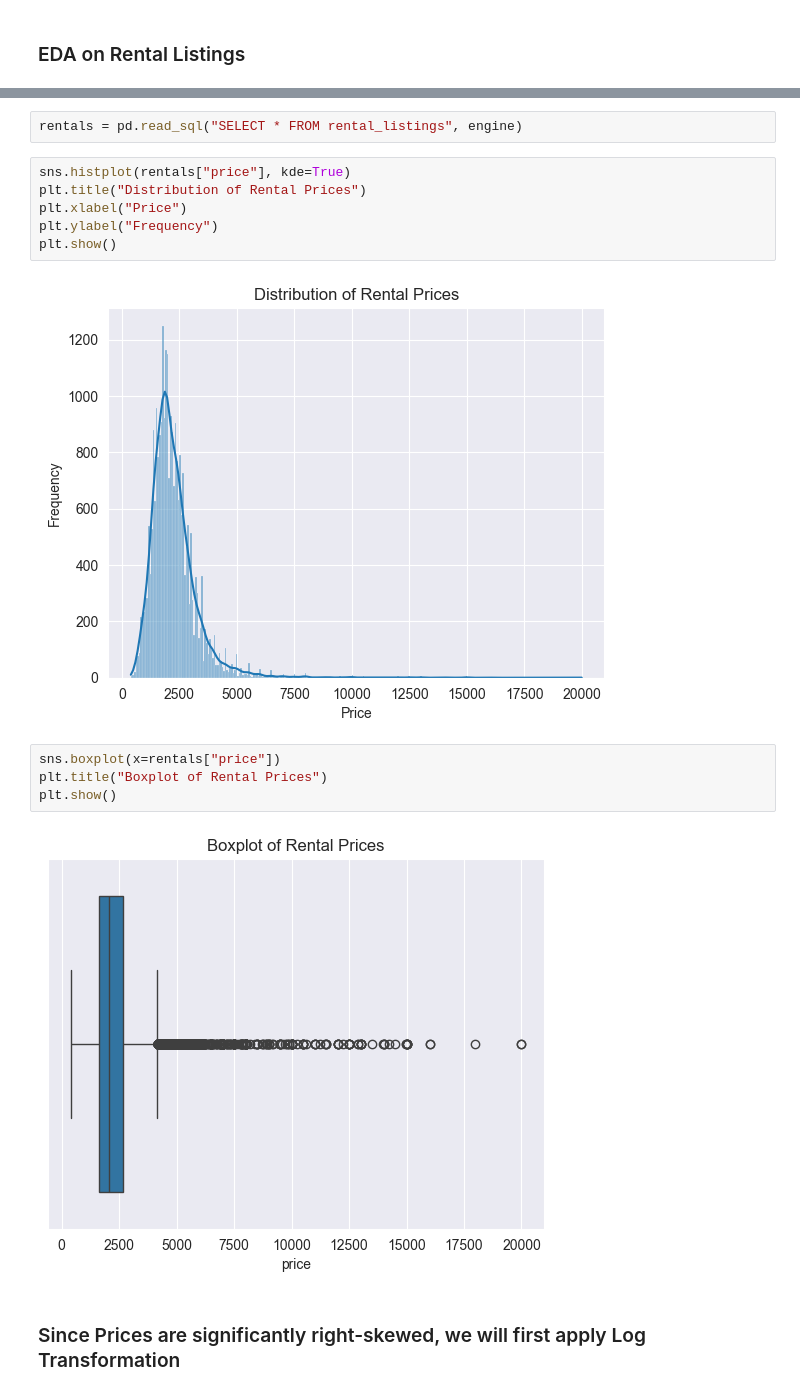
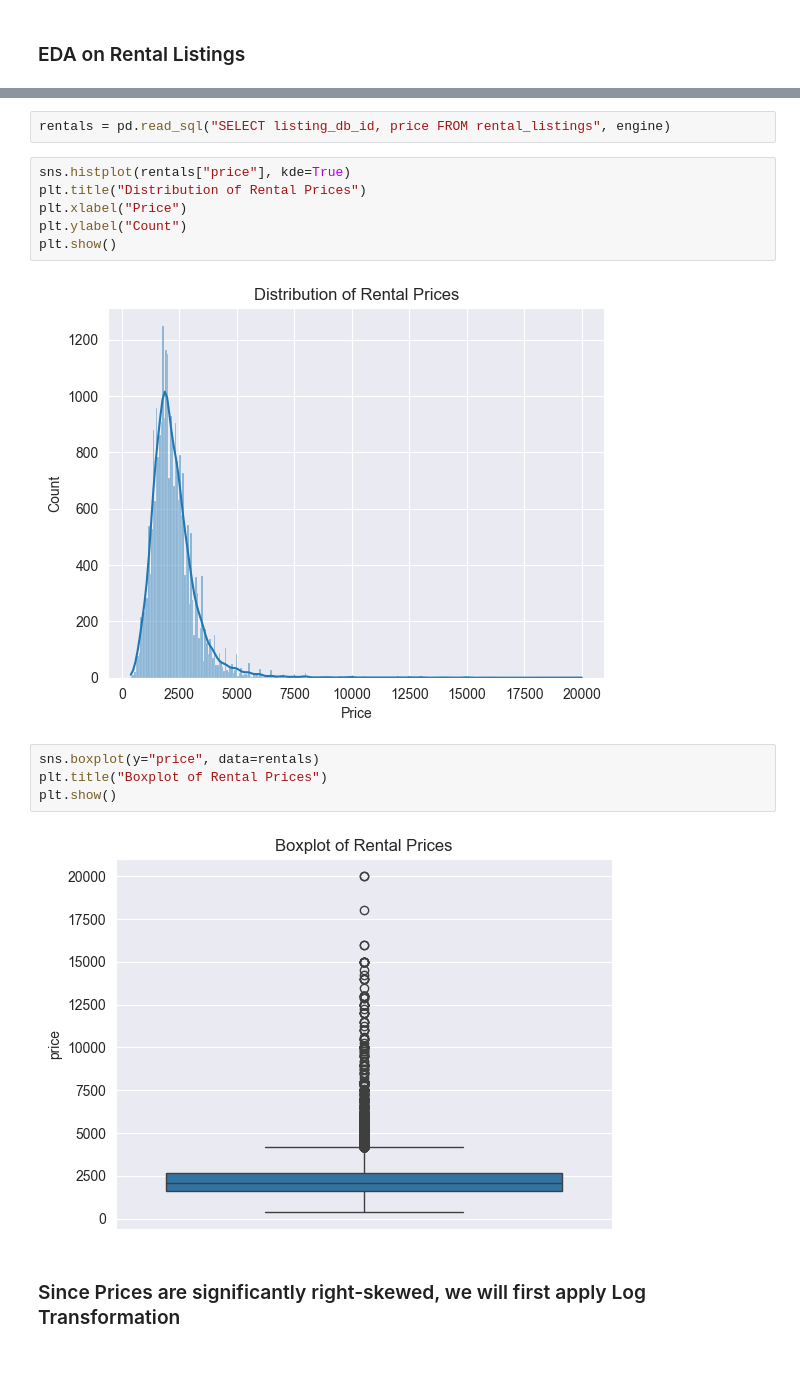
Before and after one commit to CS5614/CS5614_final, a Jupyter notebook: EDA/eda_on_rentals.ipynb, the cells around one changed output, grey strips where cells are left out. Drawn from its saved outputs; the diff is of its cells as text; blank space fills up the shorter version.

```diff
--- a/EDA/eda_on_rentals.ipynb
+++ b/EDA/eda_on_rentals.ipynb
@@ -13,19 +13,19 @@ engine = db.get_engine()
 # %%
-rentals = pd.read_sql("SELECT * FROM rental_listings", engine)
+rentals = pd.read_sql("SELECT listing_db_id, price FROM rental_listings", engine)
 # %%
 sns.histplot(rentals["price"], kde=True)
 plt.title("Distribution of Rental Prices")
 plt.xlabel("Price")
-plt.ylabel("Frequency")
+plt.ylabel("Count")
 plt.show()
 # %% [output]
-[figure, old version]
+[figure, new version]
 # %%
-sns.boxplot(x=rentals["price"])
+sns.boxplot(y="price", data=rentals)
 plt.title("Boxplot of Rental Prices")
 plt.show()
 # %% [output]
-[figure, old version]
+[figure, new version]
 # %% [markdown]
 ### Since Prices are significantly right-skewed, we will first apply Log Transformation
 # %%
```
Also changed, not shown: parts of 10 cells of this notebook, 1 other file.
